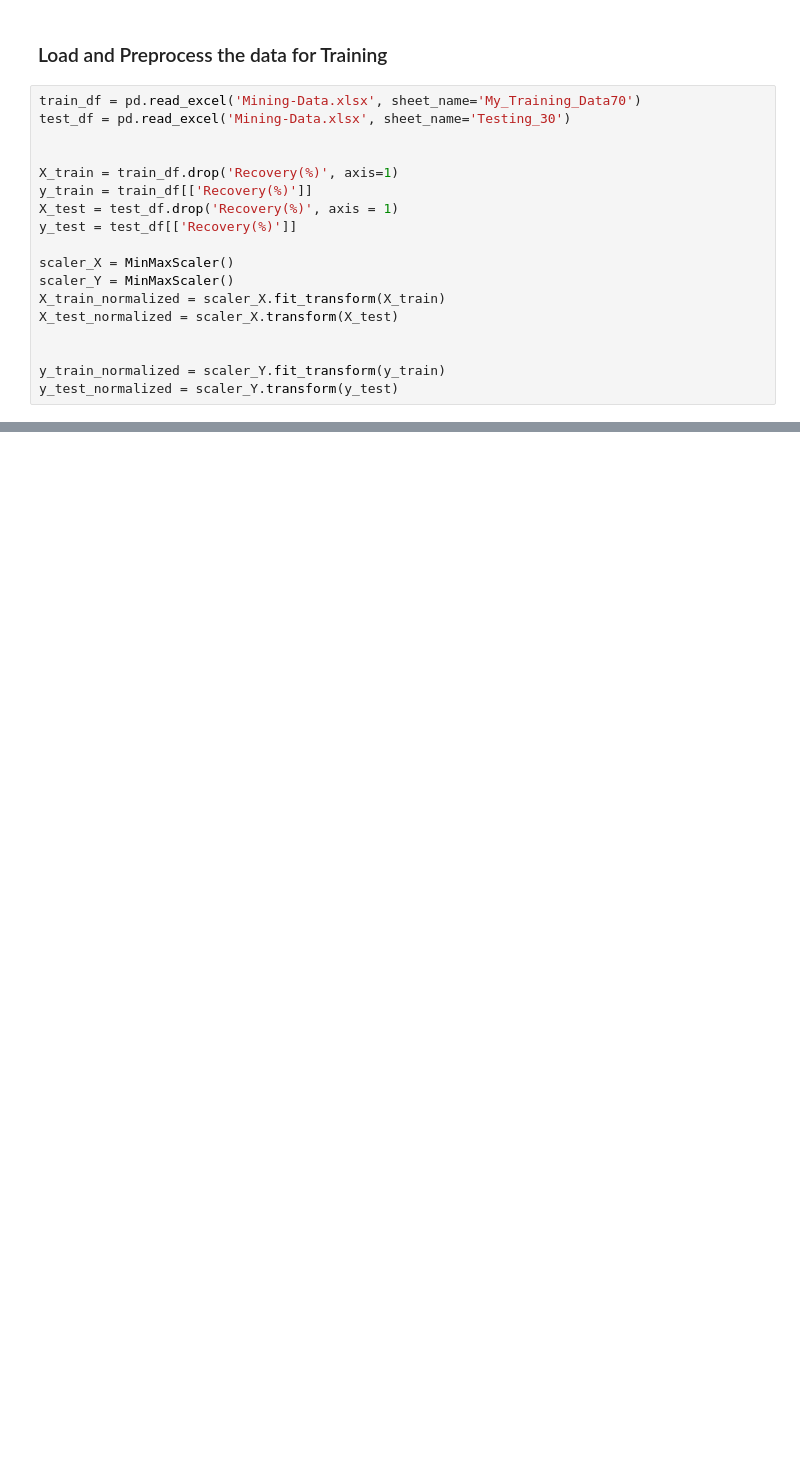
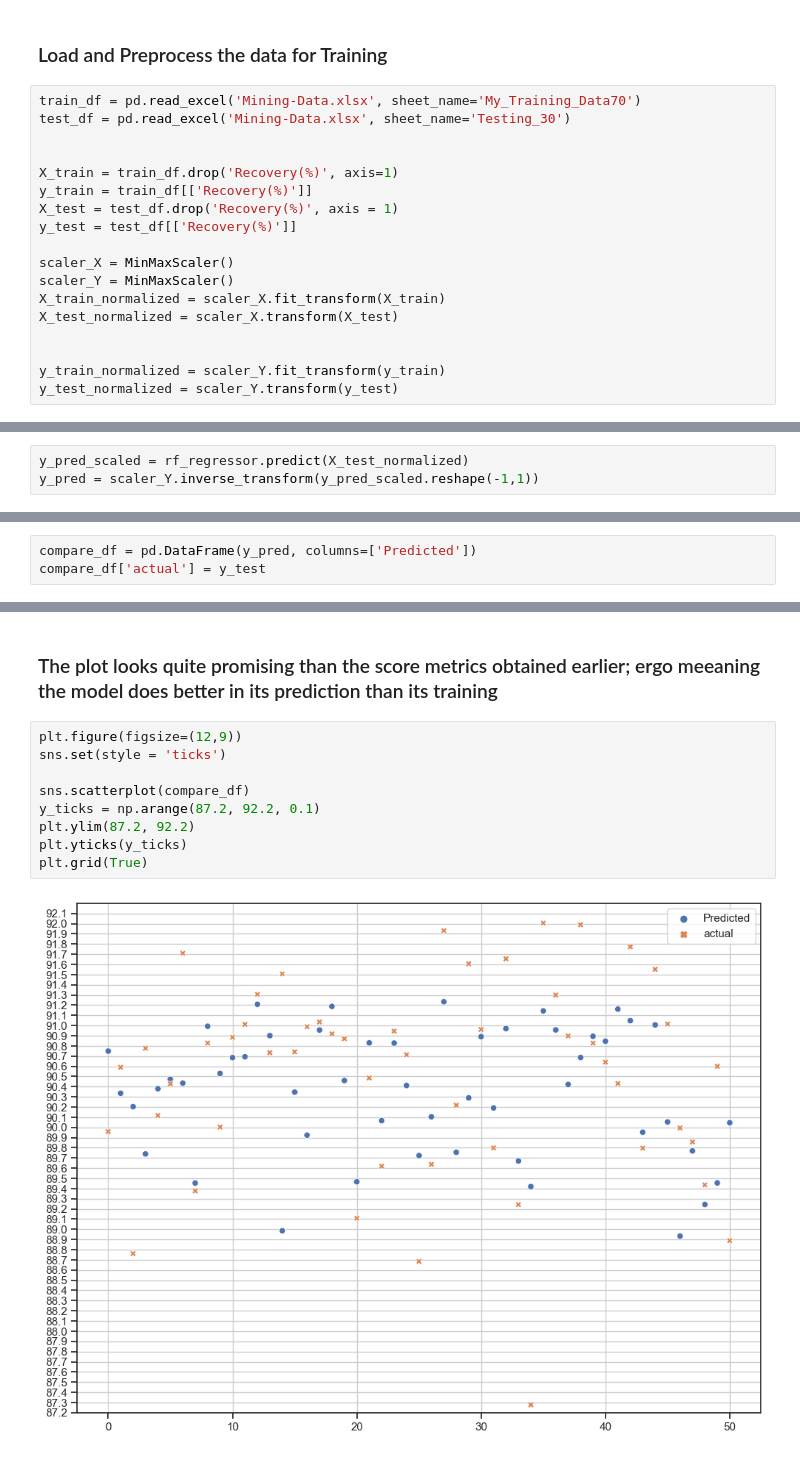
Before and after one commit to andrews-tang/Predicting-the-Recovery-Rate-of-Metal-Ore, a Jupyter notebook: using_classic_algo.ipynb, the cells around one changed output, grey strips where cells are left out. Drawn from its saved outputs; the diff is of its cells as text; blank space fills up the shorter version.

```diff
--- a/using_classic_algo.ipynb
+++ b/using_classic_algo.ipynb
@@ -30,0 +60,3 @@ y_test_normalized = scaler_Y.transform(y_test)
+# %%
+y_pred_scaled = rf_regressor.predict(X_test_normalized)
+y_pred = scaler_Y.inverse_transform(y_pred_scaled.reshape(-1,1))
@@ -30,0 +99,3 @@ y_test_normalized = scaler_Y.transform(y_test)
+# %%
+compare_df = pd.DataFrame(y_pred, columns=['Predicted'])
+compare_df['actual'] = y_test
@@ -30,0 +116,13 @@ y_test_normalized = scaler_Y.transform(y_test)
+# %% [markdown]
+### The plot looks quite promising than the score metrics obtained earlier; ergo meeaning the model does better in its prediction than its training
+# %%
+plt.figure(figsize=(12,9))
+sns.set(style = 'ticks')
+
+sns.scatterplot(compare_df)
+y_ticks = np.arange(87.2, 92.2, 0.1)
+plt.ylim(87.2, 92.2)
+plt.yticks(y_ticks)
+plt.grid(True)
+# %% [output]
+[figure, added]
```
Also changed, not shown: parts of 12 cells of this notebook.
